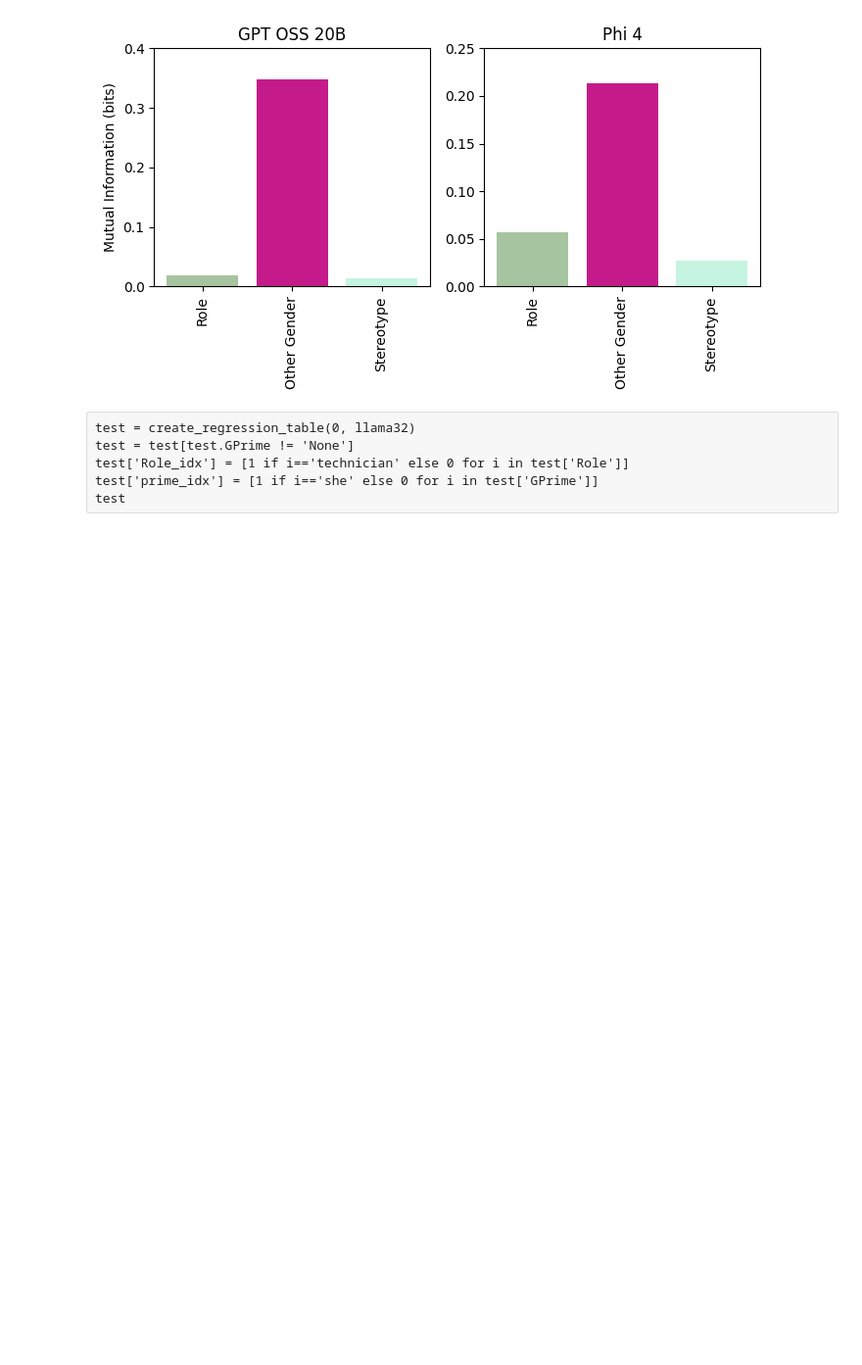
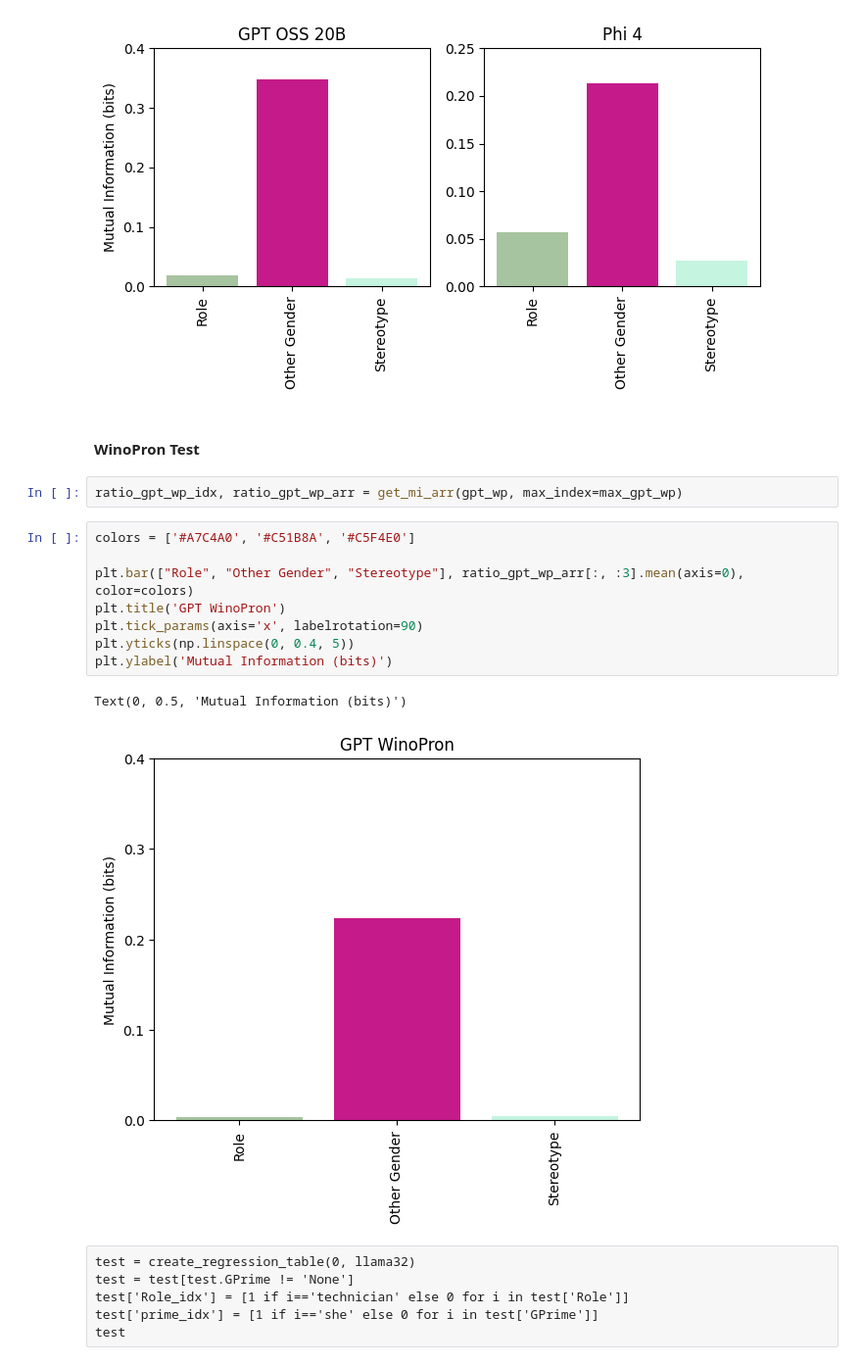
Before and after one commit to sagarkumar16/winogender_contextuality, a Jupyter notebook: notebooks/10-sk-bias-tests.ipynb, the cells around one changed output. Shown at 98% size. Saved outputs shown, nothing was run; the diff lists cells and outputs as text; blank space fills up the shorter version.

```diff
--- a/notebooks/10-sk-bias-tests.ipynb
+++ b/notebooks/10-sk-bias-tests.ipynb
@@ -1927,6 +1963,21 @@ ax2.set_yticks([round(i, 2) for i in np.linspace(0, 0.25, 6)])
 plt.tight_layout()
 # %% [output]
 [figure]
+# %% [markdown]
+#### WinoPron Test
+# %%
+ratio_gpt_wp_idx, ratio_gpt_wp_arr = get_mi_arr(gpt_wp, max_index=max_gpt_wp)
+# %%
+colors = ['#A7C4A0', '#C51B8A', '#C5F4E0']
+
+plt.bar(["Role", "Other Gender", "Stereotype"], ratio_gpt_wp_arr[:, :3].mean(axis=0), color=colors)
+plt.title('GPT WinoPron')
+plt.tick_params(axis='x', labelrotation=90)
+plt.yticks(np.linspace(0, 0.4, 5))
+plt.ylabel('Mutual Information (bits)')
+# %% [output]
+Text(0, 0.5, 'Mutual Information (bits)')
+[figure, added]
 # %% [raw]
 test = create_regression_table(0, llama32)
 test = test[test.GPrime != 'None']
```
Also changed, not shown: parts of 6 cells of this notebook, 1 other file.
